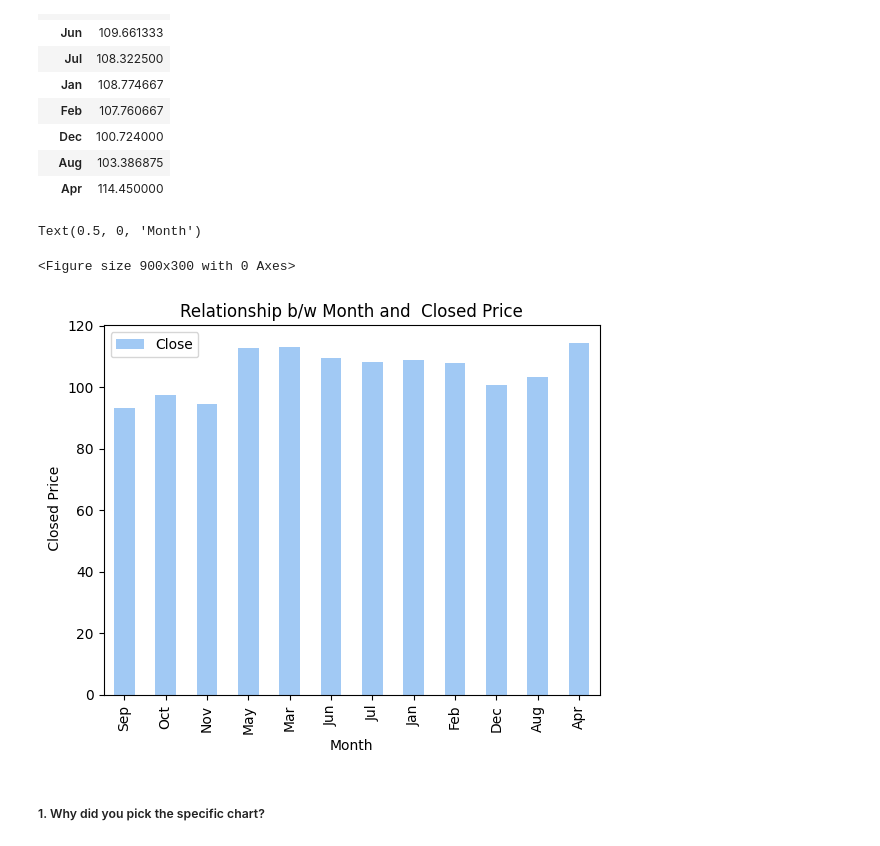
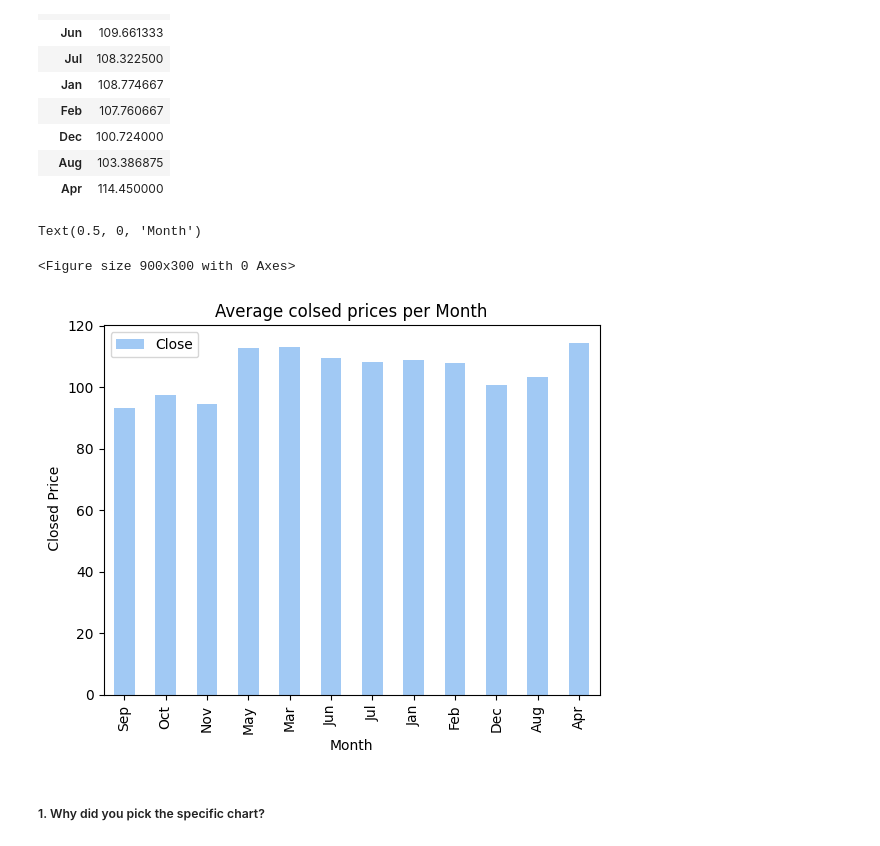
Before and after one commit to shilparbhagat/ML-Project, a Jupyter notebook: Yes_Bank_Stock_closing_price_prediction_.ipynb, the cells around one changed output. Saved outputs shown, nothing was run; the diff lists cells and outputs as text; code cells hidden in the pictures.

```diff
--- a/Yes_Bank_Stock_closing_price_prediction_.ipynb
+++ b/Yes_Bank_Stock_closing_price_prediction_.ipynb
@@ -339,13 +339,13 @@ a
 # %%
 plt.figure(figsize = (9,3))
 a.plot(kind = 'bar',color = sns.color_palette('pastel'))
-plt.title('Relationship b/w Month and  Closed Price')
+plt.title('Average colsed prices per Month')
 plt.ylabel(' Closed Price')
 plt.xlabel('Month')
 # %% [output]
 Text(0.5, 0, 'Month')
 <Figure size 900x300 with 0 Axes>
-[figure, old version]
+[figure, new version]
 # %% [markdown]
 ##### 1. Why did you pick the specific chart?
 # %% [markdown]
```
Also changed, not shown: parts of 2 cells of this notebook.
